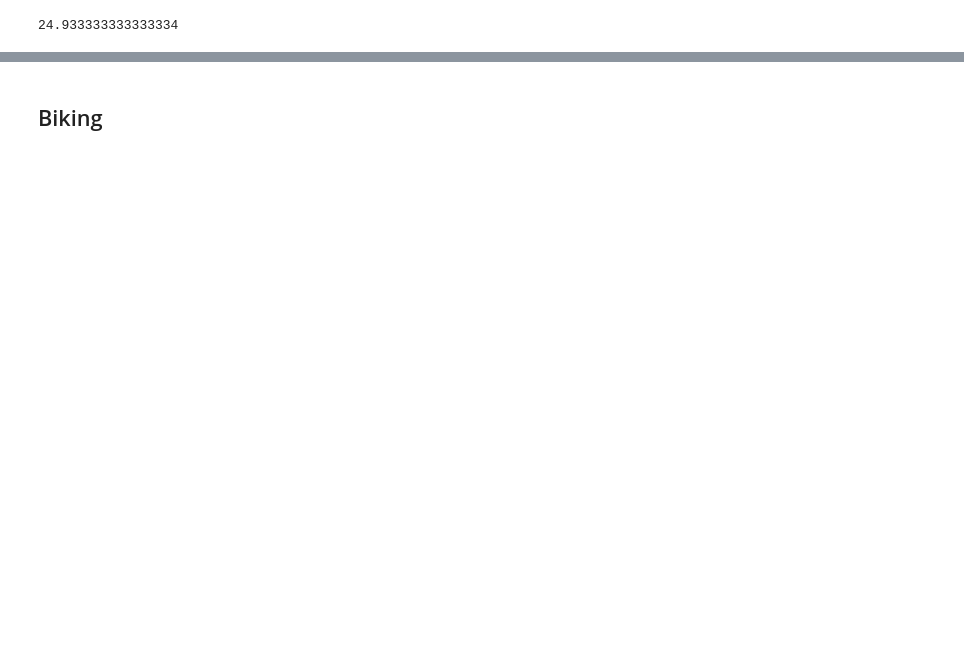
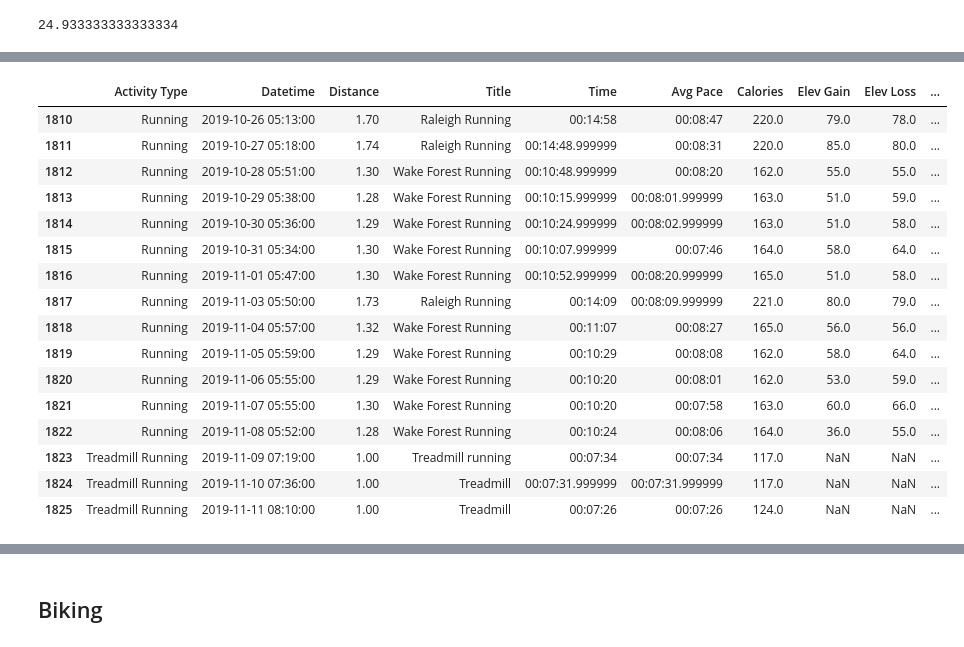
Before and after one commit to lilfetz22/Running_data, a Jupyter notebook: Running_Log.ipynb, the cells around one changed output, grey strips where cells are left out. Drawn from its saved outputs; the diff is of its cells as text; code cells hidden in the pictures; blank space fills up the shorter version.

```diff
--- a/Running_Log.ipynb
+++ b/Running_Log.ipynb
@@ -1827,0 +1868,21 @@ def streak_finder_fx(df, col):
+# %%
+# running_log[running_log.Datetime == '2019-11-03 05:50:00']
+running_log.loc[1810:1825]
+# %% [output]
+|  | Activity Type | Datetime | Distance | Title | Time | Avg Pace | Calories | Elev Gain | Elev Loss | ... |
+| 1810 | Running | 2019-10-26 05:13:00 | 1.70 | Raleigh Running | 00:14:58 | 00:08:47 | 220.0 | 79.0 | 78.0 | ... |
+| 1811 | Running | 2019-10-27 05:18:00 | 1.74 | Raleigh Running | 00:14:48.999999 | 00:08:31 | 220.0 | 85.0 | 80.0 | ... |
+| 1812 | Running | 2019-10-28 05:51:00 | 1.30 | Wake Forest Running | 00:10:48.999999 | 00:08:20 | 162.0 | 55.0 | 55.0 | ... |
+| 1813 | Running | 2019-10-29 05:38:00 | 1.28 | Wake Forest Running | 00:10:15.999999 | 00:08:01.999999 | 163.0 | 51.0 | 59.0 | ... |
+| 1814 | Running | 2019-10-30 05:36:00 | 1.29 | Wake Forest Running | 00:10:24.999999 | 00:08:02.999999 | 163.0 | 51.0 | 58.0 | ... |
+| 1815 | Running | 2019-10-31 05:34:00 | 1.30 | Wake Forest Running | 00:10:07.999999 | 00:07:46 | 164.0 | 58.0 | 64.0 | ... |
+| 1816 | Running | 2019-11-01 05:47:00 | 1.30 | Wake Forest Running | 00:10:52.999999 | 00:08:20.999999 | 165.0 | 51.0 | 58.0 | ... |
+| 1817 | Running | 2019-11-03 05:50:00 | 1.73 | Raleigh Running | 00:14:09 | 00:08:09.999999 | 221.0 | 80.0 | 79.0 | ... |
+| 1818 | Running | 2019-11-04 05:57:00 | 1.32 | Wake Forest Running | 00:11:07 | 00:08:27 | 165.0 | 56.0 | 56.0 | ... |
+| 1819 | Running | 2019-11-05 05:59:00 | 1.29 | Wake Forest Running | 00:10:29 | 00:08:08 | 162.0 | 58.0 | 64.0 | ... |
+| 1820 | Running | 2019-11-06 05:55:00 | 1.29 | Wake Forest Running | 00:10:20 | 00:08:01 | 162.0 | 53.0 | 59.0 | ... |
+| 1821 | Running | 2019-11-07 05:55:00 | 1.30 | Wake Forest Running | 00:10:20 | 00:07:58 | 163.0 | 60.0 | 66.0 | ... |
+| 1822 | Running | 2019-11-08 05:52:00 | 1.28 | Wake Forest Running | 00:10:24 | 00:08:06 | 164.0 | 36.0 | 55.0 | ... |
+| 1823 | Treadmill Running | 2019-11-09 07:19:00 | 1.00 | Treadmill running | 00:07:34 | 00:07:34 | 117.0 | NaN | NaN | ... |
+| 1824 | Treadmill Running | 2019-11-10 07:36:00 | 1.00 | Treadmill | 00:07:31.999999 | 00:07:31.999999 | 117.0 | NaN | NaN | ... |
+| 1825 | Treadmill Running | 2019-11-11 08:10:00 | 1.00 | Treadmill | 00:07:26 | 00:07:26 | 124.0 | NaN | NaN | ... |
```
Also changed, not shown: parts of 10 cells of this notebook.
